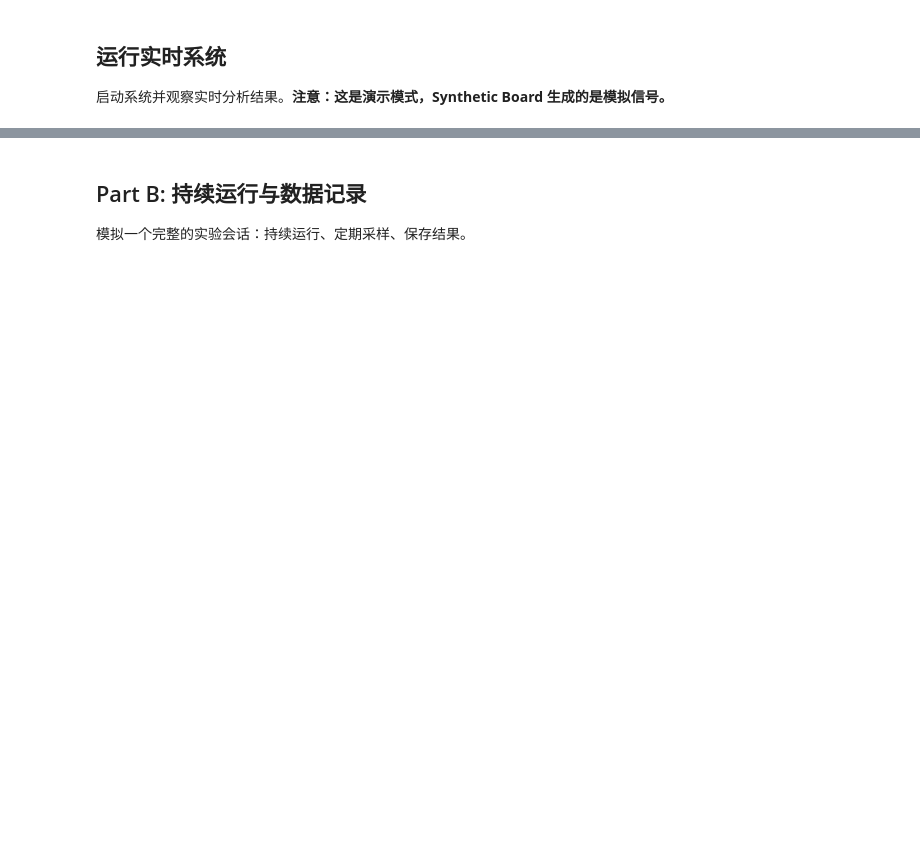
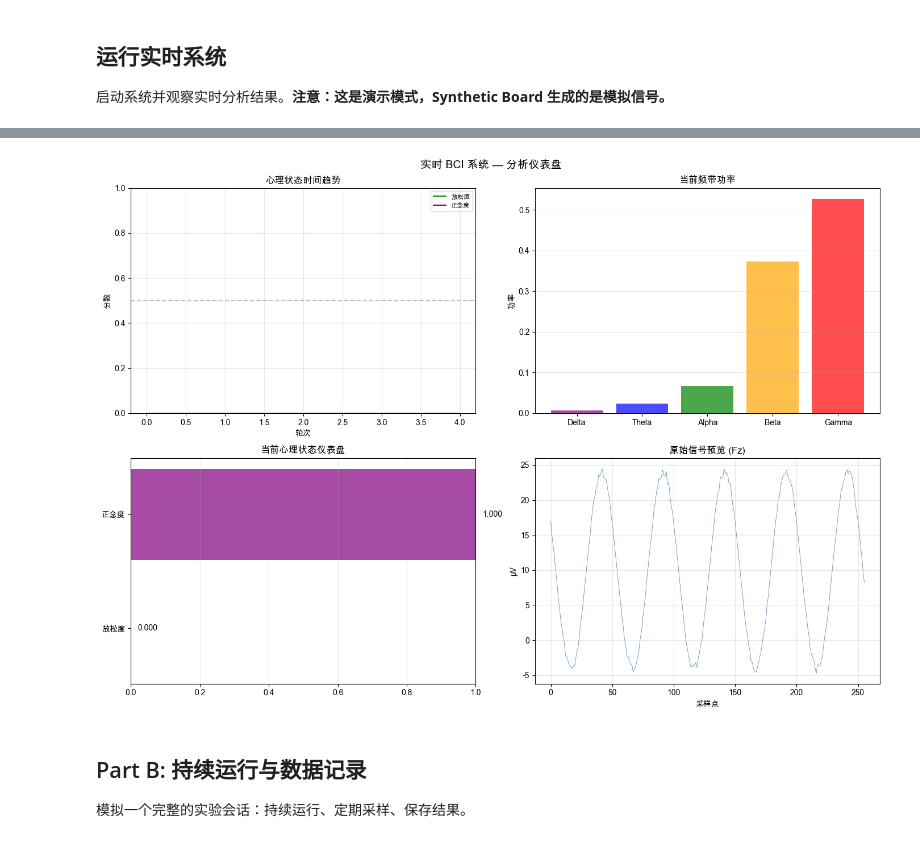
Before and after one commit to usstziyi/openbci-5, a Jupyter notebook: notebooks/unit7_capstone_project.ipynb, the cells around one changed output, grey strips where cells are left out. Drawn from its saved outputs; the diff is of its cells as text; code cells hidden in the pictures; blank space fills up the shorter version.

```diff
--- a/notebooks/unit7_capstone_project.ipynb
+++ b/notebooks/unit7_capstone_project.ipynb
@@ -139,20 +157,18 @@ class BCIRealTimeSystem:
             BrainFlowMetrics.RESTFULNESS.value,
             BrainFlowClassifiers.DEFAULT_CLASSIFIER.value
         ))
-        self.restfulness_model.prepare()
 
         self.mindfulness_model = MLModel(BrainFlowModelParams(
             BrainFlowMetrics.MINDFULNESS.value,
             BrainFlowClassifiers.DEFAULT_CLASSIFIER.value
         ))
-        self.mindfulness_model.prepare()
-        print("ML 模型就绪")
+        print("ML 模型初始化就绪")
 
     def start(self):
         """启动数据采集"""
         params = BrainFlowInputParams()
         self.board = BoardShim(self.board_id, params)
-        # self.board.prepare_session()
+        self.board.prepare_session()
         self.board.start_stream(450000) # 450000 是 1800 秒的采样时间
         self.running = True
         print("数据流已启动")
@@ -168,8 +184,8 @@ class BCIRealTimeSystem:
                 pass
             self.board = None
 
-        self.restfulness_model.release()
-        self.mindfulness_model.release()
+        # self.restfulness_model.release()
+        # self.mindfulness_model.release()
         print("资源已释放")
 
     def _preprocess_eeg(self, eeg_data_2d):
@@ -220,11 +236,15 @@ class BCIRealTimeSystem:
         band_powers = band_result[0]
 
         # ML 推理
+        self.restfulness_model.prepare()
         r = self.restfulness_model.predict(band_powers)
         restfulness = float(r[0]) if isinstance(r, (list, np.ndarray)) else float(r)
+        self.restfulness_model.release()
 
+        self.mindfulness_model.prepare()
         m = self.mindfulness_model.predict(band_powers)
         mindfulness = float(m[0]) if isinstance(m, (list, np.ndarray)) else float(m)
+        self.mindfulness_model.release()
 
         # 记录历史
         # 把预处理后的第 1 个 EEG 通道的一小段数据保存到历史记录里，通常用于后续绘图、展示或调试
@@ -237,15 +257,6 @@ class BCIRealTimeSystem:
             'restfulness': restfulness,
             'mindfulness': mindfulness,
         }
-
-    def get_band_powers(self):
-        """获取最新频带功率（用于外部展示）"""
-        for _ in range(3):  # 重试几次
-            result = self.analyze()
-            if result is not None:
-                return result
-            time.sleep(self.update_interval / 3)
-        return None
 # %% [markdown]
 ## 运行实时系统
 
@@ -282,10 +306,9 @@ fig, axes = plt.subplots(2, 2, figsize=(14, 10))
 
 # 1. 心理状态指标趋势
 ax = axes[0, 0]
-n_points = len(bci.metric_history['restfulness'])
+n_points = len(bci.metric_history['restfulness']) # 轮次
 x = list(range(n_points))
 ax.plot(x, list(bci.metric_history['restfulness']), label='放松度', color='green', linewidth=1.5)
-ax.plot(x, list(bci.metric_history['focus']), label='专注度', color='blue', linewidth=1.5)
 ax.plot(x, list(bci.metric_history['mindfulness']), label='正念度', color='purple', linewidth=1.5)
 ax.axhline(y=0.5, color='gray', linestyle='--', alpha=0.5)
 ax.set_ylim(0, 1)
@@ -304,36 +327,38 @@ if last_result:
     bp = last_result['band_powers']
     bars = ax.bar(band_names, bp, color=colors, alpha=0.7)
     ax.set_title('当前频带功率')
     ax.set_ylabel('功率')
     ax.grid(True, alpha=0.3, axis='y')
 
 # 3. 最新心理状态仪表盘
 ax = axes[1, 0]
 if last_result:
-    metrics = ['放松度', '专注度', '正念度']
-    values = [last_result['restfulness'], last_result['focus'], last_result['mindfulness']]
-    bars = ax.barh(metrics, values, color=['green', 'blue', 'purple'], alpha=0.7)
+    metrics = ['放松度', '正念度']
+    values = [last_result['restfulness'], last_result['mindfulness']]
+    bars = ax.barh(metrics, values, color=['green', 'purple'], alpha=0.7)
     ax.set_xlim(0, 1)
     ax.set_title('当前心理状态仪表盘')
     ax.grid(True, alpha=0.3, axis='x')
     for bar, val in zip(bars, values):
         ax.text(bar.get_width() + 0.02, bar.get_y() + bar.get_height()/2,
                 f'{val:.3f}', va='center', fontweight='bold')
 
 # 4. 原始信号预览（Fz 通道）
 ax = axes[1, 1]
 current_data = bci.board.get_current_board_data(256)
 if current_data.shape[1] > 0:
     eeg_ch = bci.eeg_channels[0]
     ax.plot(current_data[eeg_ch, -256:], linewidth=0.5, color='steelblue')
     ax.set_title(f'原始信号预览 ({bci.eeg_names[0]})')
     ax.set_xlabel('采样点')
     ax.set_ylabel('μV')
     ax.grid(True, alpha=0.3)
 
 plt.suptitle('实时 BCI 系统 — 分析仪表盘', fontsize=14, fontweight='bold')
 plt.tight_layout()
 plt.show()
+# %% [output]
+[figure, added]
 # %% [markdown]
 ## Part B: 持续运行与数据记录
 
```
Also changed, not shown: parts of 4 cells of this notebook, 6 other files.
